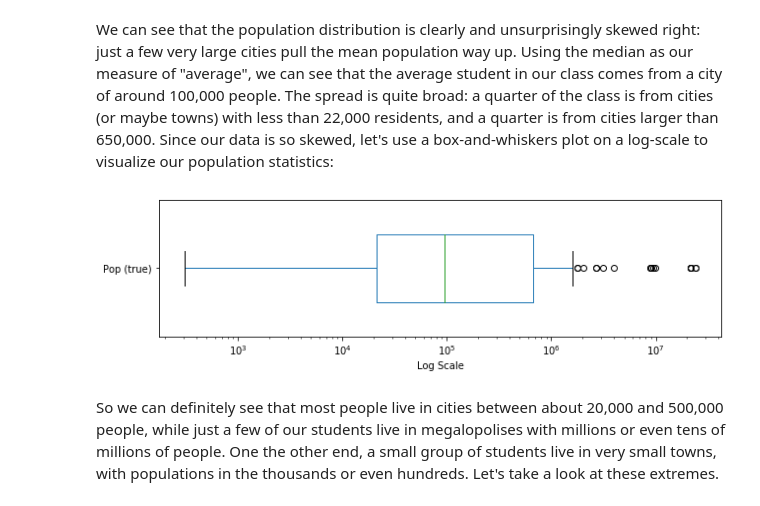
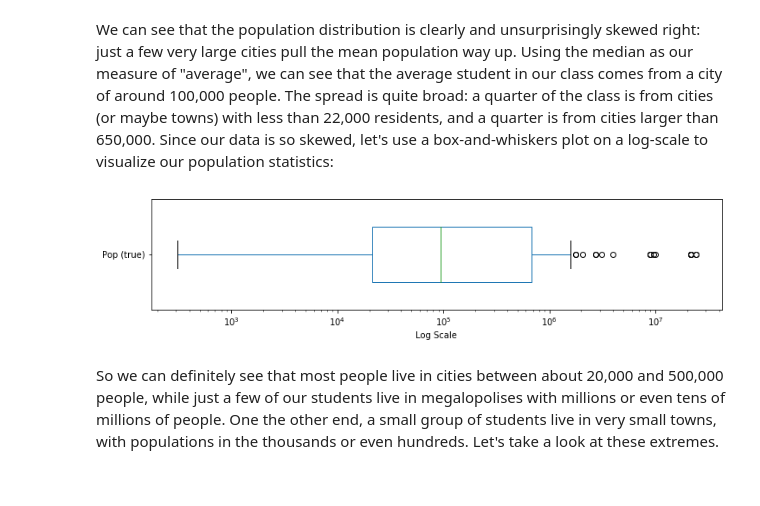
Before and after one commit to JBoggsy/CEE501-Student-Data, a Jupyter notebook: Data Visualization.ipynb, the cells around one changed output. Cells and saved outputs as stored; diff of their text form; code cells hidden in the pictures.

Commit message:
Crop map figures to remove excess whitespace

```diff
--- a/Data Visualization.ipynb
+++ b/Data Visualization.ipynb
@@ -169,12 +169,13 @@ We can see that the population distribution is clearly and unsurprisingly skewed
 # %%
 fig, ax = plt.subplots(figsize=(10.24, 2.56))
 ax.set_xscale("log")
 ax.set_xlabel("Log Scale")
 true_pop_hist = true_pop.plot.box(ax=ax, vert=False, widths=0.5)
+fig.tight_layout()
 plt.show()
 fig.savefig("figs/pop_box_plot.png", dpi=100)
 # %% [output]
-[figure, old version]
+[figure, new version]
 # %% [markdown]
 So we can definitely see that most people live in cities between about 20,000 and 500,000 people, while just a few of our students live in megalopolises with millions or even tens of millions of people. One the other end, a small group of students live in very small towns, with populations in the thousands or even hundreds. Let's take a look at these extremes.
 # %%
```
Also changed, not shown: parts of 7 cells of this notebook, 11 other files.
